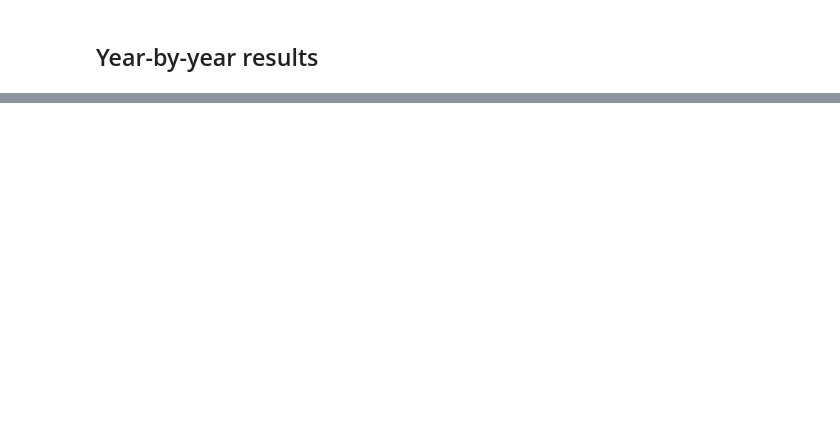
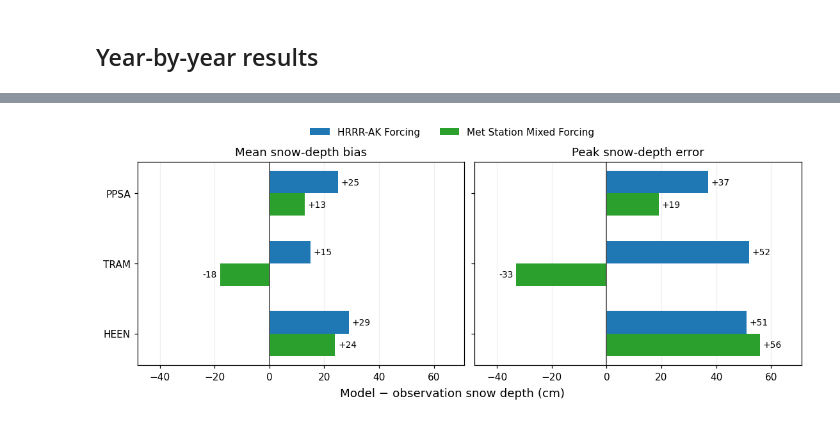
Before and after one commit to cassielumbrazo/juneau_snow_modeling_manuscript, a Jupyter notebook: tables/table1_publication.ipynb, the cells around one changed output, grey strips where cells are left out. Saved outputs shown, nothing was run; the diff lists cells and outputs as text; code cells hidden in the pictures; blank space fills up the shorter version.

```diff
--- a/tables/table1_publication.ipynb
+++ b/tables/table1_publication.ipynb
@@ -546,0 +551,47 @@ HEEN | Snow depth performance by water year
+# %%
+import matplotlib.pyplot as plt
+
+forcing_colors = {
+    "HRRR-AK Forcing": "tab:blue",
+    "Met Station Mixed Forcing": "tab:green",
+}
+
+
+def plot_performance_metrics(metrics, xlabel, *, signed=True):
+    fig, axes = plt.subplots(
+        1, len(metrics), figsize=(5 * len(metrics), 4), sharex=True, sharey=True,
+        squeeze=False, layout="constrained",
+    )
+    positions = np.arange(len(site_order))
+    bar_height = .32
+    for ax, (metric, title) in zip(axes.flat, metrics.items()):
+        for offset, model in zip((-bar_height / 2, bar_height / 2), model_order):
+            values = (table1.loc[table1["Model"].eq(model)]
+                      .set_index("Site")[metric].reindex(site_order))
+            bars = ax.barh(positions + offset, values, height=bar_height,
+                           color=forcing_colors[model], label=model)
+            number_format = "+.0f" if signed else ".0f"
+            ax.bar_label(bars, labels=[format(value, number_format) if np.isfinite(value) else ""
+                                       for value in values], padding=3, fontsize=9)
+        ax.set_title(title)
+        ax.set_yticks(positions, site_order)
+        ax.axvline(0, color="0.25", linewidth=1)
+        ax.grid(axis="x", alpha=.2)
+        ax.set_axisbelow(True)
+        ax.margins(x=.17)
+
+    axes[0, 0].invert_yaxis()
+    if not signed:
+        axes[0, 0].set_xlim(left=0)
+    fig.supxlabel(xlabel)
+    handles, labels = axes[0, 0].get_legend_handles_labels()
+    fig.legend(handles, labels, loc="outside upper center", ncol=2, frameon=False)
+    plt.show()
+
+
+plot_performance_metrics(
+    {"Bias (cm)": "Mean snow-depth bias", "Peak Snow Depth Error (cm)": "Peak snow-depth error"},
+    "Model − observation snow depth (cm)",
+)
+# %% [output]
+[figure, added]
```
Also changed, not shown: parts of 5 cells of this notebook, 8 other files.
